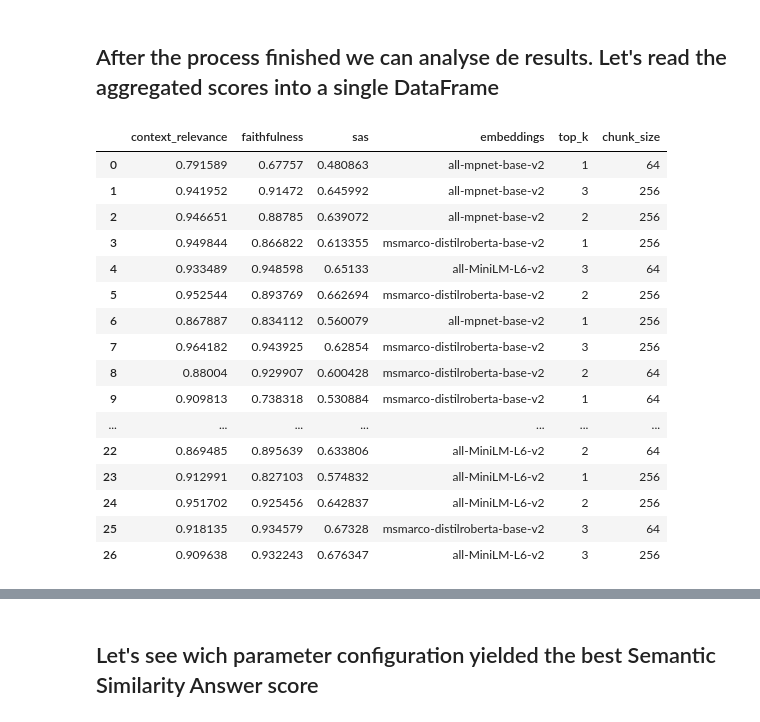
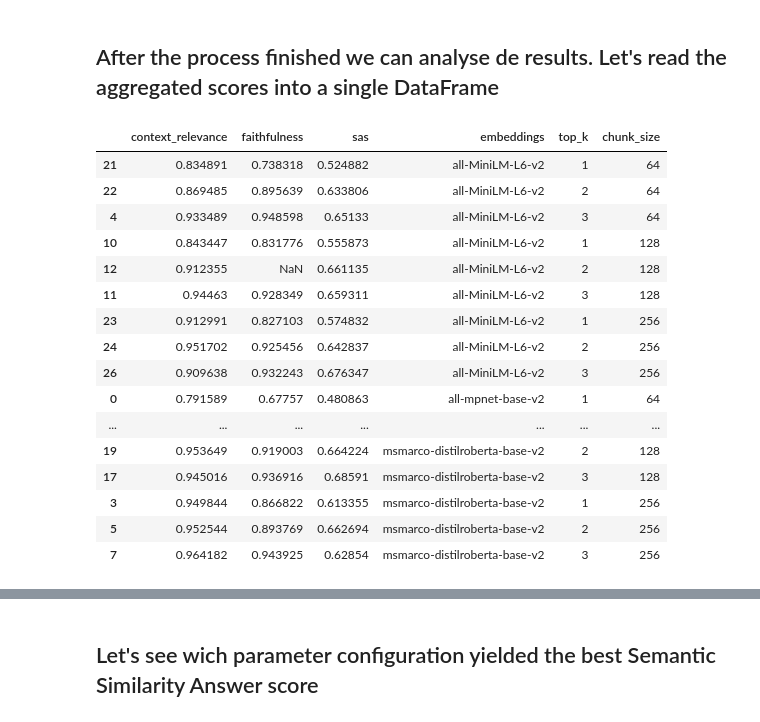
Before and after one commit to deepset-ai/haystack-evaluation, a Jupyter notebook: evaluations/analyze_aragog_parameter_search.ipynb, the cells around one changed output, grey strips where cells are left out. Cells and saved outputs as stored; diff of their text form; code cells hidden in the pictures.

```diff
--- a/evaluations/analyze_aragog_parameter_search.ipynb
+++ b/evaluations/analyze_aragog_parameter_search.ipynb
@@ -45,22 +45,22 @@ def read_scores(path: str):
 import os
 df = read_scores('results/aragog_parameter_search_2024_06_12/')
 # %%
-df
+df.sort_values(by=['embeddings', 'chunk_size', 'top_k'], ascending=[True, True, True])
 # %% [output]
 |  | context_relevance | faithfulness | sas | embeddings | top_k | chunk_size |
-| 0 | 0.791589 | 0.67757 | 0.480863 | all-mpnet-base-v2 | 1 | 64 |
-| 1 | 0.941952 | 0.91472 | 0.645992 | all-mpnet-base-v2 | 3 | 256 |
-| 2 | 0.946651 | 0.88785 | 0.639072 | all-mpnet-base-v2 | 2 | 256 |
-| 3 | 0.949844 | 0.866822 | 0.613355 | msmarco-distilroberta-base-v2 | 1 | 256 |
+| 21 | 0.834891 | 0.738318 | 0.524882 | all-MiniLM-L6-v2 | 1 | 64 |
+| 22 | 0.869485 | 0.895639 | 0.633806 | all-MiniLM-L6-v2 | 2 | 64 |
 | 4 | 0.933489 | 0.948598 | 0.65133 | all-MiniLM-L6-v2 | 3 | 64 |
-| 5 | 0.952544 | 0.893769 | 0.662694 | msmarco-distilroberta-base-v2 | 2 | 256 |
-| 6 | 0.867887 | 0.834112 | 0.560079 | all-mpnet-base-v2 | 1 | 256 |
-| 7 | 0.964182 | 0.943925 | 0.62854 | msmarco-distilroberta-base-v2 | 3 | 256 |
-| 8 | 0.88004 | 0.929907 | 0.600428 | msmarco-distilroberta-base-v2 | 2 | 64 |
-| 9 | 0.909813 | 0.738318 | 0.530884 | msmarco-distilroberta-base-v2 | 1 | 64 |
-| ... | ... | ... | ... | ... | ... | ... |
-| 22 | 0.869485 | 0.895639 | 0.633806 | all-MiniLM-L6-v2 | 2 | 64 |
+| 10 | 0.843447 | 0.831776 | 0.555873 | all-MiniLM-L6-v2 | 1 | 128 |
+| 12 | 0.912355 | NaN | 0.661135 | all-MiniLM-L6-v2 | 2 | 128 |
+| 11 | 0.94463 | 0.928349 | 0.659311 | all-MiniLM-L6-v2 | 3 | 128 |
 | 23 | 0.912991 | 0.827103 | 0.574832 | all-MiniLM-L6-v2 | 1 | 256 |
 | 24 | 0.951702 | 0.925456 | 0.642837 | all-MiniLM-L6-v2 | 2 | 256 |
-| 25 | 0.918135 | 0.934579 | 0.67328 | msmarco-distilroberta-base-v2 | 3 | 64 |
 | 26 | 0.909638 | 0.932243 | 0.676347 | all-MiniLM-L6-v2 | 3 | 256 |
+| 0 | 0.791589 | 0.67757 | 0.480863 | all-mpnet-base-v2 | 1 | 64 |
+| ... | ... | ... | ... | ... | ... | ... |
+| 19 | 0.953649 | 0.919003 | 0.664224 | msmarco-distilroberta-base-v2 | 2 | 128 |
+| 17 | 0.945016 | 0.936916 | 0.68591 | msmarco-distilroberta-base-v2 | 3 | 128 |
+| 3 | 0.949844 | 0.866822 | 0.613355 | msmarco-distilroberta-base-v2 | 1 | 256 |
+| 5 | 0.952544 | 0.893769 | 0.662694 | msmarco-distilroberta-base-v2 | 2 | 256 |
+| 7 | 0.964182 | 0.943925 | 0.62854 | msmarco-distilroberta-base-v2 | 3 | 256 |
```
Also changed, not shown: parts of 3 cells of this notebook, 1 other file.
